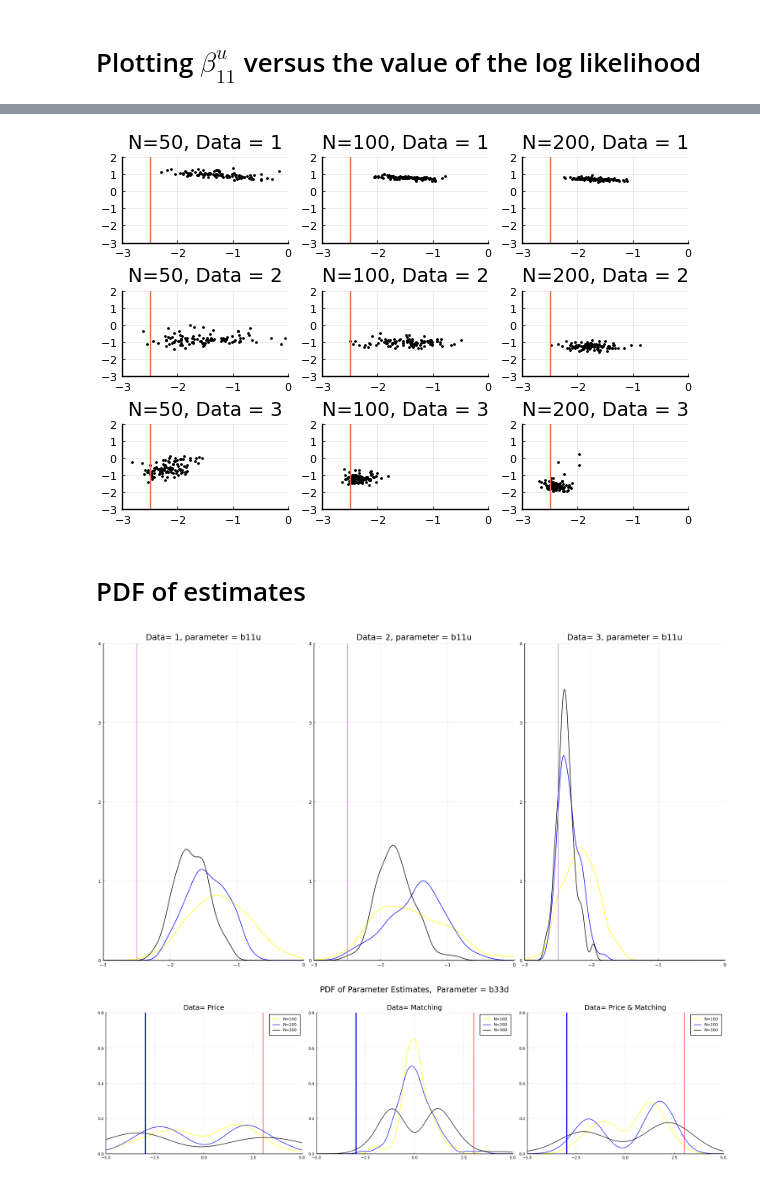
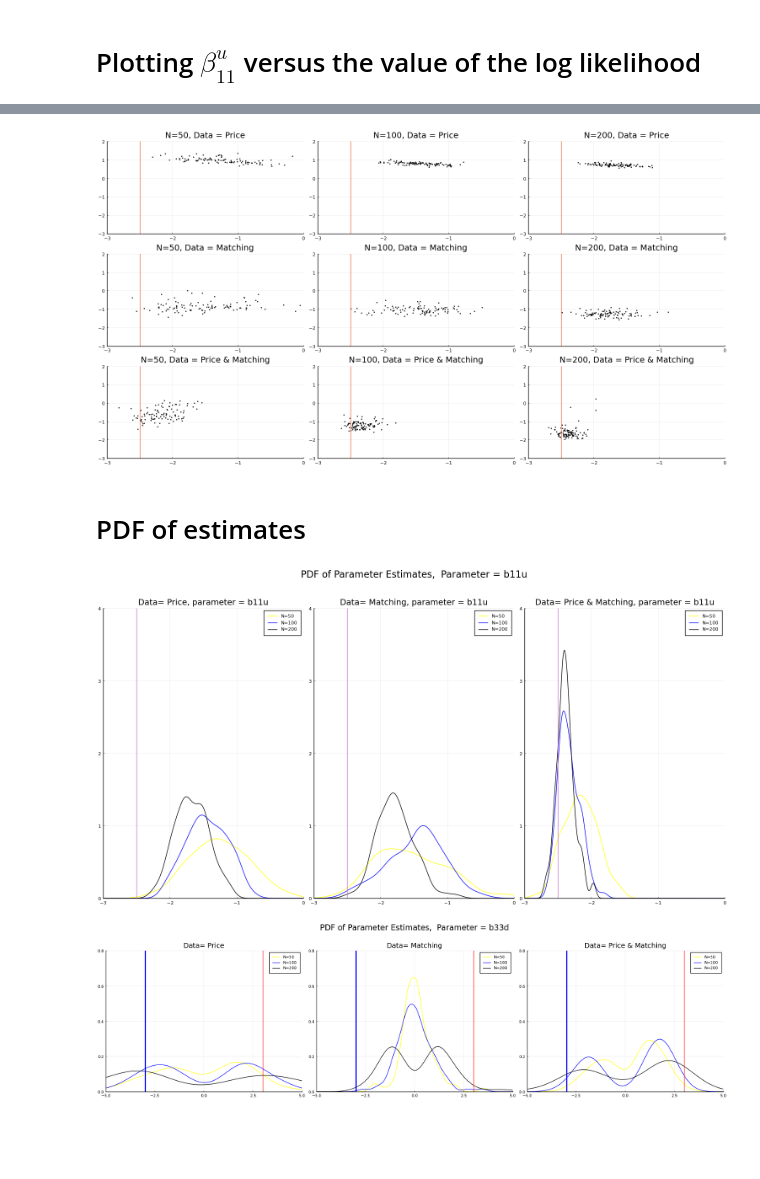
Before and after one commit to amirkp/NPSML-Estimator-Price-Data, a Jupyter notebook: Price Estimation April 2022/NOTS/output/nb 2022 07 14.ipynb, the cells around one changed output, grey strips where cells are left out. Drawn from its saved outputs; the diff is of its cells as text; code cells hidden in the pictures; blank space fills up the shorter version.

```diff
--- a/Price Estimation April 2022/NOTS/output/nb 2022 07 14.ipynb
+++ b/Price Estimation April 2022/NOTS/output/nb 2022 07 14.ipynb
@@ -110,9 +35,0 @@ fetch_res2(25,25,path1)[:,1]
-# %%
-N=200
-
-path1="/Users/amir/github/NPSML-Estimator-Price-Data/Price Estimation April 2022/LogNormal Dist/MCRES/limited_data/est_$(N)_sim_25_dmod_1_01_01_1"
-path2="/Users/amir/github/NPSML-Estimator-Price-Data/Price Estimation April 2022/LogNormal Dist/MCRES/limited_data/est_$(N)_sim_25_dmod_3_01_01_1"
-
-plot(x->pdf(kde(fetch_res2(25,25,path1)[:,1]), x), -10,10, color= :blue, legends=false)
-plot!(x->pdf(kde(fetch_res2(25,25,path2)[:,1]), x), -10,10, color=:red)
-vline!([-3.])
@@ -121,23 +35,0 @@ vline!([-3.])
-# %%
-
-
-N=50
-d = 1
-
-path1="/Users/amir/github/NPSML-Estimator-Price-Data/Price Estimation April 2022/LogNormal Dist/MCRES/limited_data/est_$(N)_sim_25_dmod_1_01_01_1"
-path2="/Users/amir/github/NPSML-Estimator-Price-Data/Price Estimation April 2022/LogNormal Dist/MCRES/limited_data/est_$(N)_sim_25_dmod_3_01_01_1"
-
-p1 = plot(x->pdf(kde(fetch_res2(25,25,path1)[:,d]), x), -10,10, color= :blue, legends=false)
-plot!(x->pdf(kde(fetch_res2(25,25,path2)[:,d]), x), -10,10, color=:red)
-vline!([-3.])
-
-N=200
-
-path1="/Users/amir/github/NPSML-Estimator-Price-Data/Price Estimation April 2022/LogNormal Dist/MCRES/limited_data/est_$(N)_sim_25_dmod_1_01_01_1"
-path2="/Users/amir/github/NPSML-Estimator-Price-Data/Price Estimation April 2022/LogNormal Dist/MCRES/limited_data/est_$(N)_sim_25_dmod_3_01_01_1"
-
-p2 = plot(x->pdf(kde(fetch_res2(25,25,path1)[:,d]), x), -10,10, color= :blue, legends=false)
-plot!(x->pdf(kde(fetch_res2(25,25,path2)[:,d]), x), -10,10, color=:red)
-vline!([-3.])
-
-plot(p1, p2 ,layout=(1,2), size = (1500,800), xlims= (-10,15))
@@ -279,4 +180,0 @@ plot(p_vec[1], p_vec[2], p_vec[3],p_vec[4], p_vec[5], p_vec[6], layout= (2,3), x
-# %%
-path="/Users/amir/github/NPSML-Estimator-Price-Data/Price Estimation April 2022/LogNormal Dist/limited_data_3p//est_100_sim_50_dmode_3_bw_1.0.bson"
-res=BSON.load(path)
-est= reduce(vcat,res["beta_hat"])
@@ -346,48 +206,51 @@ plot(p_vec[1], p_vec[2], p_vec[3],p_vec[4], p_vec[5], p_vec[6],p_vec[7], p_vec[8
 # %%
 
 p_vec = []
+data_label = ["Price", "Matching", "Price & Matching"]
+
 for D = 1:1:3
     for N in [50, 100,200]
 #         path="/Users/amir/github/NPSML-Estimator-Price-Data/Price Estimation April 2022/LogNormal Dist/limited_data_3p/est_$(N)_sim_50_dmode_$(D)_bw_$(BW).bson"
         path="/Users/amir/out/limited_data_3p/est_$(N)_sim_50_dmode_$(D)_bw_$(BW).bson"
-        pl= scatter(fetch_res3p(path)[:,1],fetch_res3p(path)[:,4], markersize =1,legends=false,color=:red, title="N=$(N), Data = $(D)" )
+        pl= scatter(fetch_res3p(path)[:,1],fetch_res3p(path)[:,4], markersize =1,legends=false,color=:red, title="N=$(N), Data = $(data_label[D])" )
     #     S=50
     #     path="/Users/amir/out/rest-2p/est_$(N)_sim_$(S)_9-10.bson"
     #     pl = scatter!(fetch_res(N,S,path)[:,1],fetch_res(N,S,path)[:,2], markersize =3,legends=false,color=:yellow )
         vline!([-2.5])
         hline!([3])
         push!(p_vec,pl )
     end
 end
 # plot(p_vec[1], p_vec[2], p_vec[3],p_vec[4], p_vec[5], p_vec[6] , layout= (3,2), xlims=(-4,0), ylims=(1,11))
 # , ylims=(-10,10), xlims=(-4,0))
 
-plot(p_vec[1], p_vec[2], p_vec[3],p_vec[4], p_vec[5], p_vec[6],p_vec[7], p_vec[8], p_vec[9] , layout= (3,3), ylims=(-3,2), xlims=(-3,0))
+plot(p_vec[1], p_vec[2], p_vec[3],p_vec[4], p_vec[5], p_vec[6],p_vec[7], p_vec[8], p_vec[9] , layout= (3,3), ylims=(-3,2), xlims=(-3,0), size= (1500,800))
 # , xlims = (-5,5), ylims = (1,11),size = (1500,800))
 # %% [output]
-[figure, old version]
+[figure, new version]
 # %% [markdown]
 # PDF of estimates
 # %%
+data_label = ["Price", "Matching", "Price & Matching"]
 
 p_vec = []
 for D = 1:1:3
         path="/Users/amir/out/limited_data_3p/est_50_sim_50_dmode_$(D)_bw_$(BW).bson"
-        pl = plot(x->pdf(kde(fetch_res3p(path)[:,1]), x), -5,1, color= :yellow, legends=false, title="Data= $(D), parameter = b11u")
+        pl = plot(x->pdf(kde(fetch_res3p(path)[:,1]), x), -5,1, color= :yellow, legends=true, title="Data= $(data_label[D]), parameter = b11u", label="N=50")
         path="/Users/amir/out/limited_data_3p/est_100_sim_50_dmode_$(D)_bw_$(BW).bson"
-        plot!(x->pdf(kde(fetch_res3p(path)[:,1]), x), -5,1, color= :blue, legends=false)
+        plot!(x->pdf(kde(fetch_res3p(path)[:,1]), x), -5,1, color= :blue, legends=true, label="N=100")
         path="/Users/amir/out/limited_data_3p/est_200_sim_50_dmode_$(D)_bw_$(BW).bson"
-        plot!(x->pdf(kde(fetch_res3p(path)[:,1]), x), -5,1, color= :black, legends=false)
-        vline!([-2.5])
+        plot!(x->pdf(kde(fetch_res3p(path)[:,1]), x), -5,1, color= :black, legends=true, label="N=200")
+        vline!([-2.5], label="")
         push!(p_vec,pl )
 
 end
 
-plot(p_vec[1], p_vec[2], p_vec[3], layout= (1,3), ylims=(0,4), xlims=(-3,0),size = (1500,800))
+plot(p_vec[1], p_vec[2], p_vec[3], layout= (1,3), ylims=(0,4), xlims=(-3,0),size = (1500,800) ,plot_title="PDF of Parameter Estimates,  Parameter = b11u")
 # # , xlims = (-5,5), ylims = (1,11),size = (1500,800))
 # p2 = plot(x->pdf(kde(fetch_res2(25,25,path1)[:,d]), x), -10,10, color= :blue, legends=false)
 # %% [output]
-[figure, old version]
+[figure, new version]
 # %%
 
 p_vec = []
```
Also changed, not shown: parts of 40 cells of this notebook, 26 other files.
